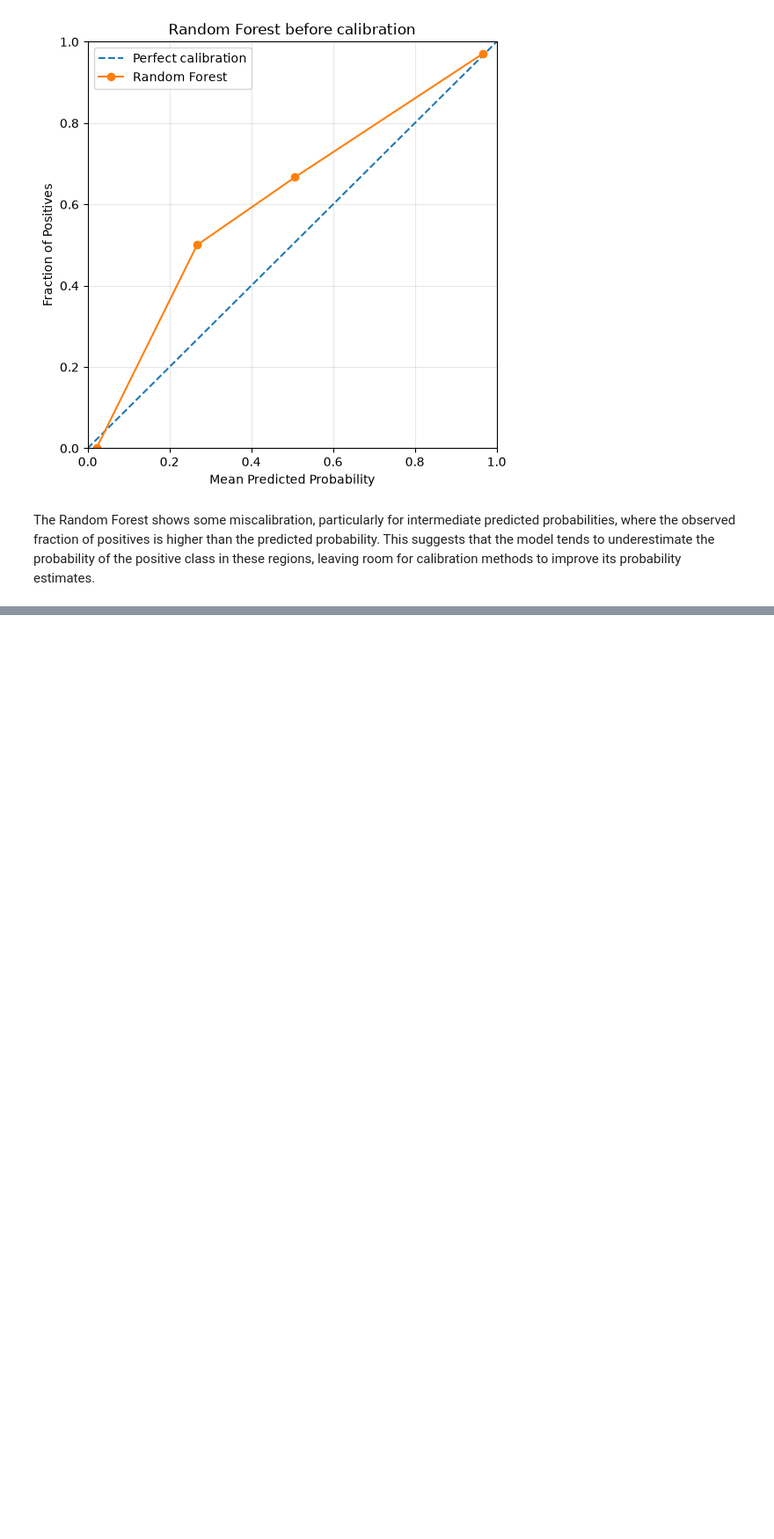
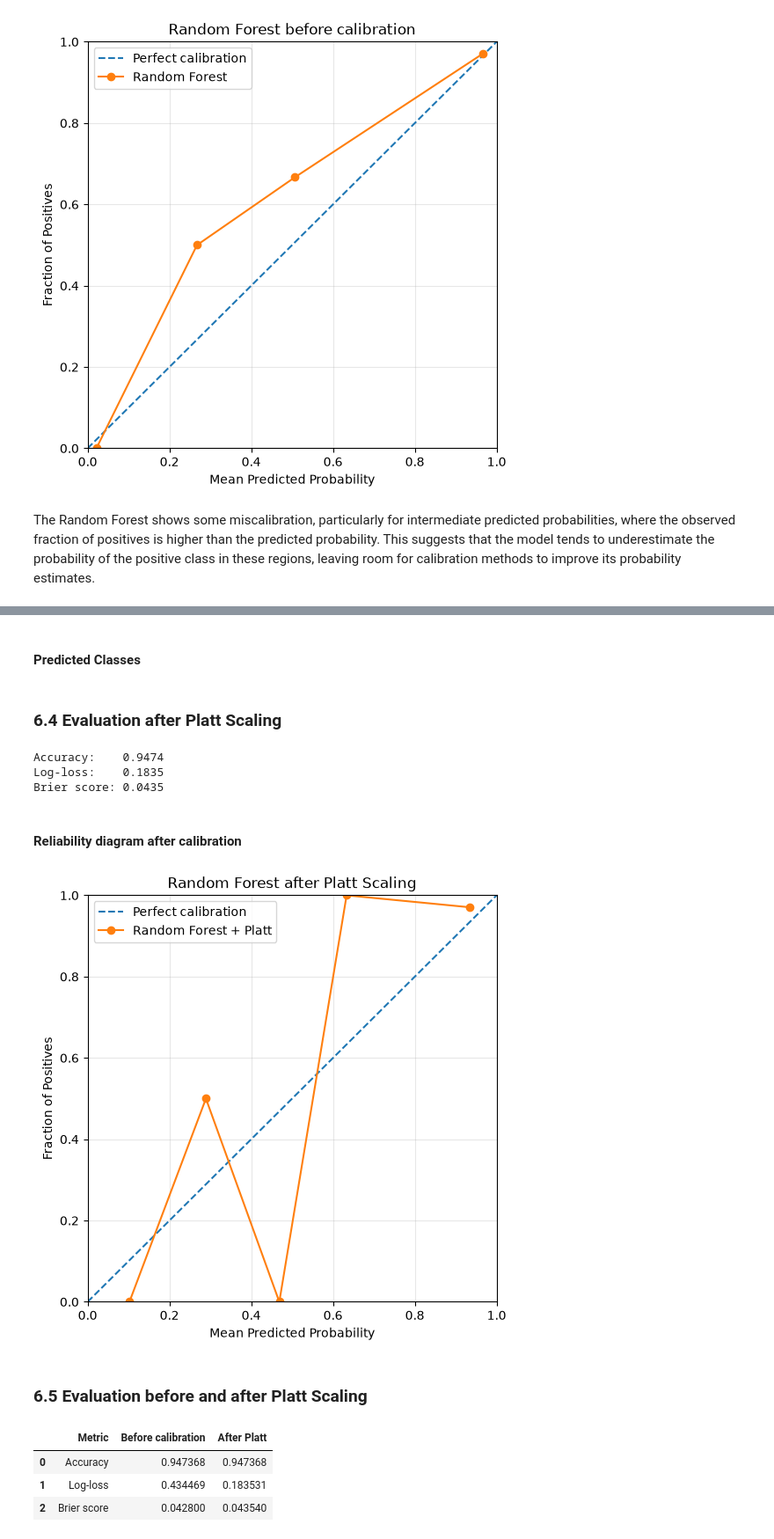
Before and after one commit to martamacri/Calibration_of_Probabilities, a Jupyter notebook: notebooks/01_breast_cancer_analysis.ipynb, the cells around one changed output, grey strips where cells are left out. Shown at 88% size. Saved outputs shown, nothing was run; the diff lists cells and outputs as text; code cells hidden in the pictures; blank space fills up the shorter version.

```diff
--- a/notebooks/01_breast_cancer_analysis.ipynb
+++ b/notebooks/01_breast_cancer_analysis.ipynb
@@ -718,0 +731,8 @@ The Random Forest shows some miscalibration, particularly for intermediate predi
+# %%
+platt_rf = PlattScaling(
+    learning_rate=0.01,
+    max_iter=10000,
+    tolerance=1e-7
+)
+# %%
+platt_rf.fit(y_prob_cal_rf, y_cal)
@@ -718,0 +749,4 @@ The Random Forest shows some miscalibration, particularly for intermediate predi
+# %%
+y_prob_test_rf_platt = platt_rf.predict_proba(y_prob_test_rf)
+# %% [markdown]
+#### Predicted Classes
@@ -718,0 +755,53 @@ The Random Forest shows some miscalibration, particularly for intermediate predi
+# %% [markdown]
+### 6.4 Evaluation after Platt Scaling
+# %%
+accuracy_rf_platt = accuracy_score(y_test, y_pred_test_rf_platt)
+logloss_rf_platt = log_loss(y_test, y_prob_test_rf_platt)
+brier_rf_platt = brier_score_loss(y_test, y_prob_test_rf_platt)
+
+print(f"Accuracy:    {accuracy_rf_platt:.4f}")
+print(f"Log-loss:    {logloss_rf_platt:.4f}")
+print(f"Brier score: {brier_rf_platt:.4f}")
+# %% [output]
+Accuracy:    0.9474
+Log-loss:    0.1835
+Brier score: 0.0435
+# %% [markdown]
+#### Reliability diagram after calibration
+# %%
+plot_reliability_diagram(
+    y_test,
+    y_prob_test_rf_platt,
+    model_label="Random Forest + Platt",
+    title="Random Forest after Platt Scaling",
+    n_bins=5
+)
+# %% [output]
+[figure, added]
+# %% [markdown]
+### 6.5 Evaluation before and after Platt Scaling
+# %%
+comparison_platt_rf = pd.DataFrame({
+    "Metric": [
+        "Accuracy",
+        "Log-loss",
+        "Brier score"
+    ],
+    "Before calibration": [
+        accuracy_rf,
+        logloss_rf,
+        brier_rf
+    ],
+    "After Platt": [
+        accuracy_rf_platt,
+        logloss_rf_platt,
+        brier_rf_platt
+    ]
+})
+
+comparison_platt_rf
+# %% [output]
+|  | Metric | Before calibration | After Platt |
+| 0 | Accuracy | 0.947368 | 0.947368 |
+| 1 | Log-loss | 0.434469 | 0.183531 |
+| 2 | Brier score | 0.042800 | 0.043540 |
```
Also changed, not shown: parts of 34 cells of this notebook.
